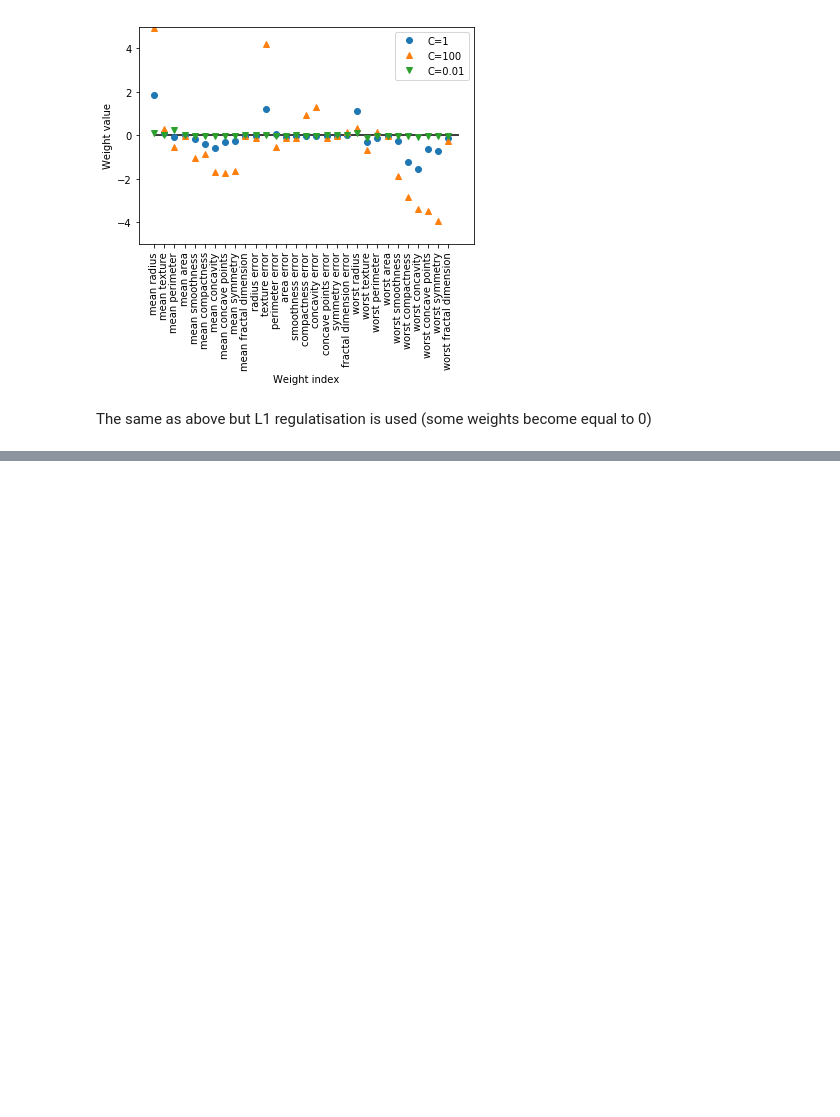
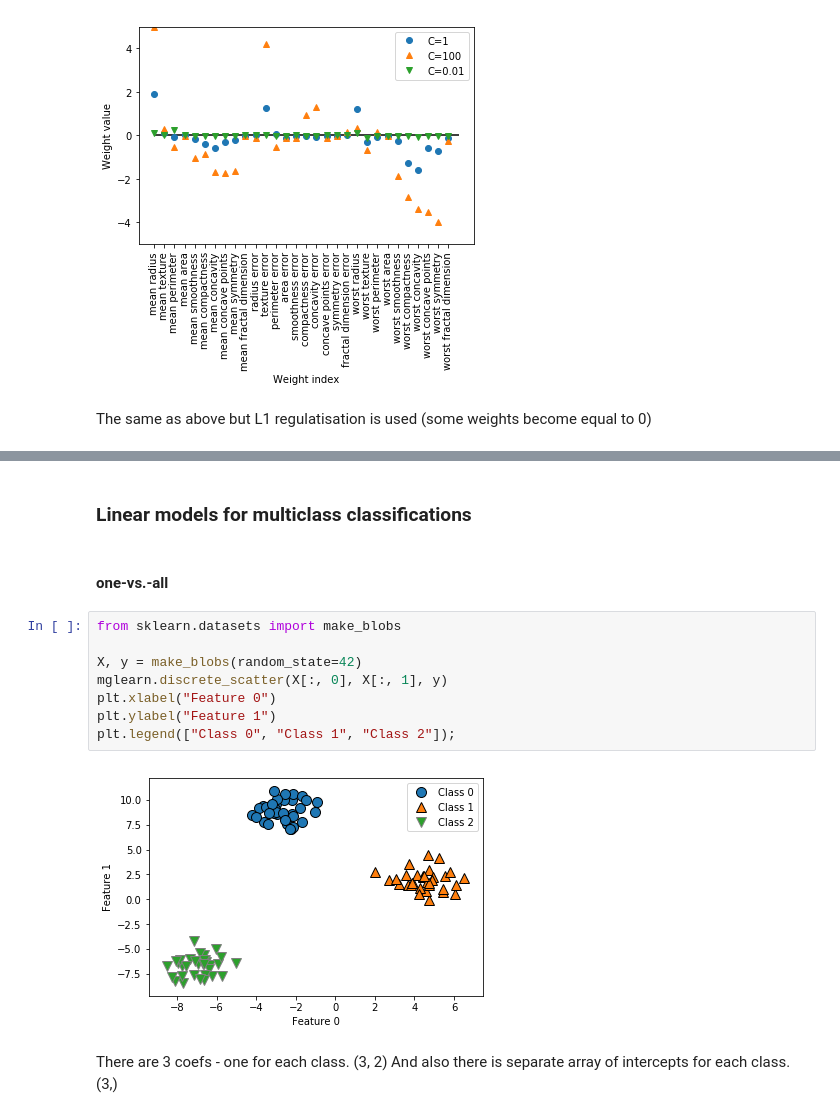
Before and after one commit to Schnell5/ML, a Jupyter notebook: notebooks/Python_ML.ipynb, the cells around one changed output, grey strips where cells are left out. Cells and saved outputs as stored; diff of their text form; blank space fills up the shorter version.

```diff
--- a/notebooks/Python_ML.ipynb
+++ b/notebooks/Python_ML.ipynb
@@ -673,0 +671,16 @@ Test set accuracy for LogRegression l1 with C=100.000: 0.98
+# %% [markdown]
+### Linear models for multiclass classifications
+# %% [markdown]
+#### one-vs.-all
+# %%
+from sklearn.datasets import make_blobs
+
+X, y = make_blobs(random_state=42)
+mglearn.discrete_scatter(X[:, 0], X[:, 1], y)
+plt.xlabel("Feature 0")
+plt.ylabel("Feature 1")
+plt.legend(["Class 0", "Class 1", "Class 2"]);
+# %% [output]
+[figure, added]
+# %% [markdown]
+There are 3 coefs - one for each class. (3, 2) And also there is separate array of intercepts for each class. (3,)
```
Also changed, not shown: parts of 39 cells of this notebook, 1 other file.
